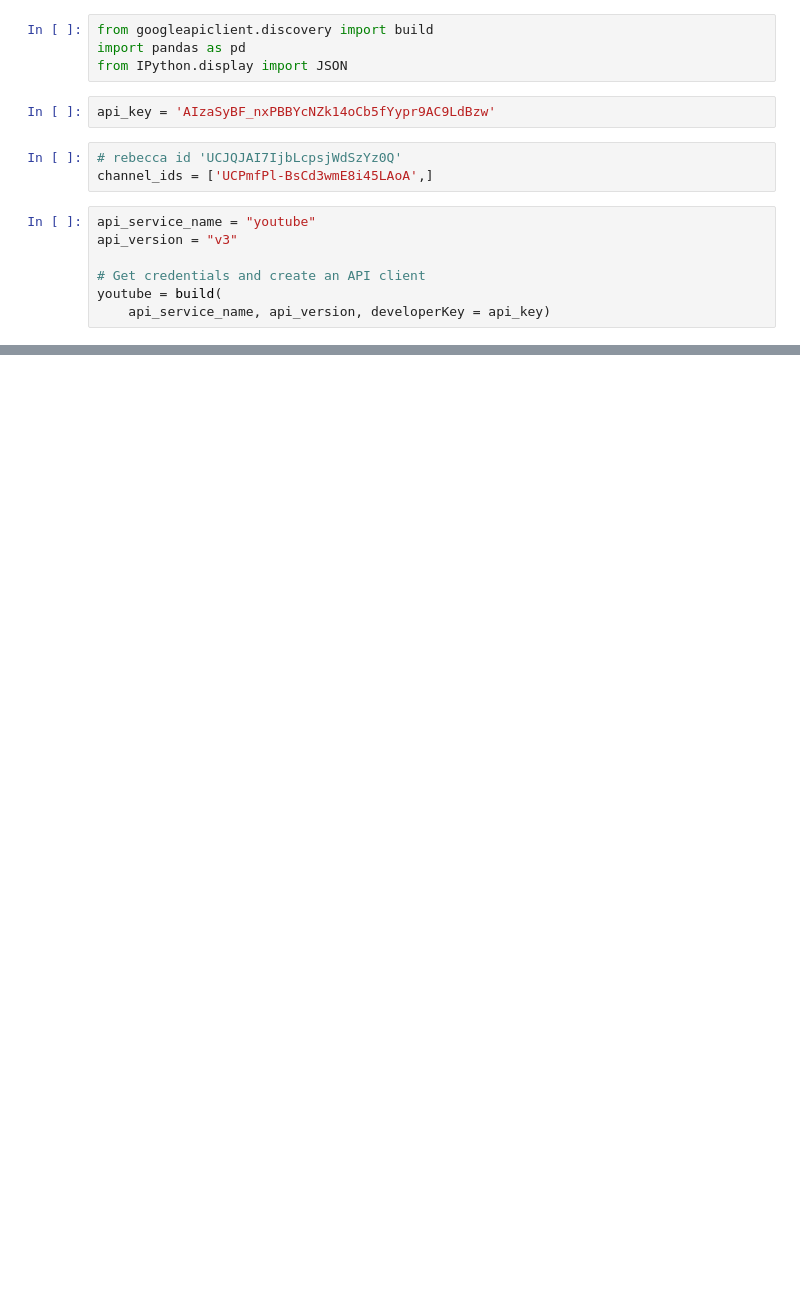
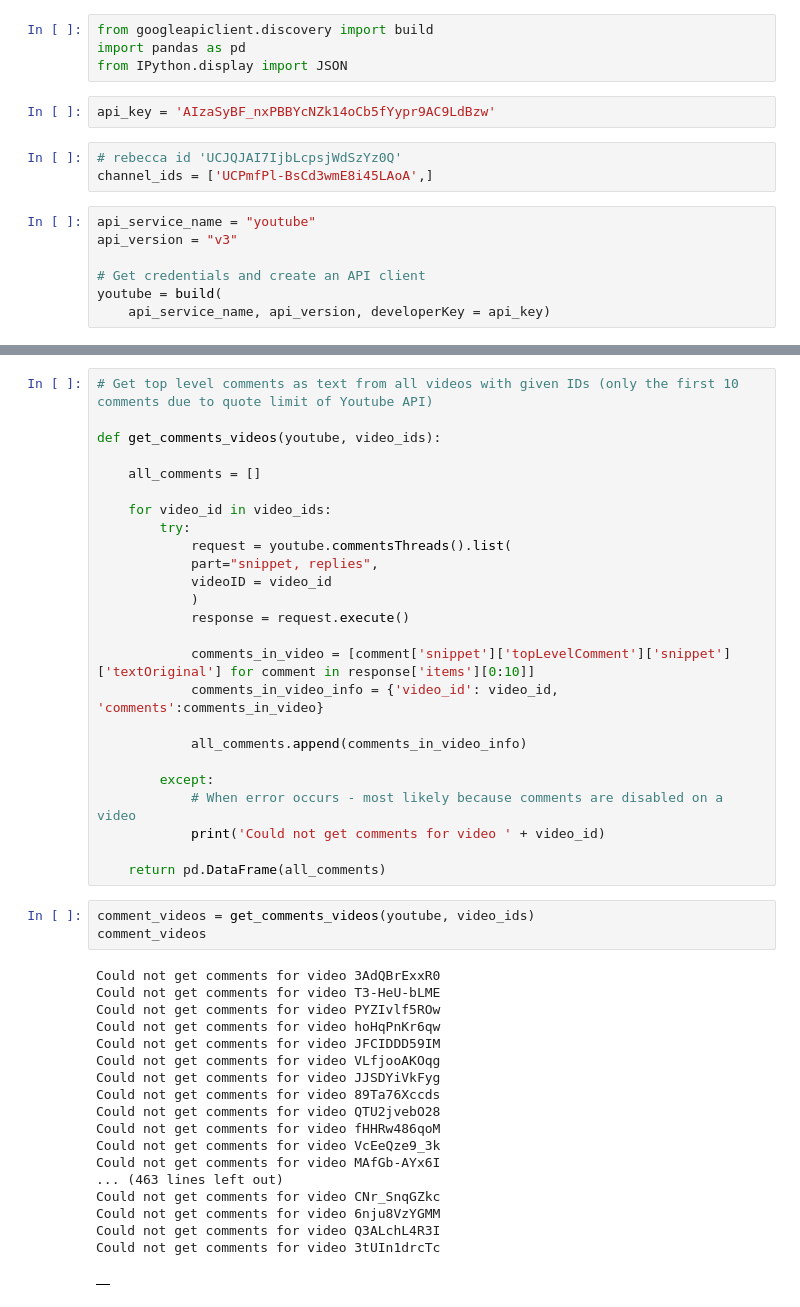
Before and after one commit to ManuelEspitia1/youtube-project, a Jupyter notebook: youtube.ipynb, the cells around one changed output, grey strips where cells are left out. Drawn from its saved outputs; the diff is of its cells as text; blank space fills up the shorter version.

```diff
--- a/youtube.ipynb
+++ b/youtube.ipynb
@@ -143,3 +147,50 @@ len(video_ids)
+# %%
+# Get top level comments as text from all videos with given IDs (only the first 10 comments due to quote limit of Youtube API)
+
+def get_comments_videos(youtube, video_ids):
+
+    all_comments = []
+
+    for video_id in video_ids:
+        try:
+            request = youtube.commentsThreads().list(
+            part="snippet, replies",
+            videoID = video_id
+            )
+            response = request.execute()
+
+            comments_in_video = [comment['snippet']['topLevelComment']['snippet']['textOriginal'] for comment in response['items'][0:10]]
+            comments_in_video_info = {'video_id': video_id, 'comments':comments_in_video}
+
+            all_comments.append(comments_in_video_info)
+
+        except:
+            # When error occurs - most likely because comments are disabled on a video
+            print('Could not get comments for video ' + video_id)
+
+    return pd.DataFrame(all_comments)
+# %%
+comment_videos = get_comments_videos(youtube, video_ids)
+comment_videos
+# %% [output]
+Could not get comments for video 3AdQBrExxR0
+Could not get comments for video T3-HeU-bLME
+Could not get comments for video PYZIvlf5ROw
+Could not get comments for video hoHqPnKr6qw
+Could not get comments for video JFCIDDD59IM
+Could not get comments for video VLfjooAKOqg
+Could not get comments for video JJSDYiVkFyg
+Could not get comments for video 89Ta76Xccds
+Could not get comments for video QTU2jvebO28
+Could not get comments for video fHHRw486qoM
+Could not get comments for video VcEeQze9_3k
+Could not get comments for video MAfGb-AYx6I
+... (463 lines left out)
+Could not get comments for video CNr_SnqGZkc
+Could not get comments for video 6nju8VzYGMM
+Could not get comments for video Q3ALchL4R3I
+Could not get comments for video 3tUIn1drcTc
+|  |
 # %% [markdown]
 <a style='text-decoration:none;line-height:16px;display:flex;color:#5B5B62;padding:10px;justify-content:end;' href='https://deepnote.com?utm_source=created-in-deepnote-cell&projectId=128ee979-16de-4ca3-802b-b10a97ff6128' target="_blank">
 <img alt='Created in deepnote.com' style='display:inline;max-height:16px;margin:0px;margin-right:7.5px;' src='embedded-picture-1' > </img>
```
Also changed, not shown: parts of 15 cells of this notebook.
